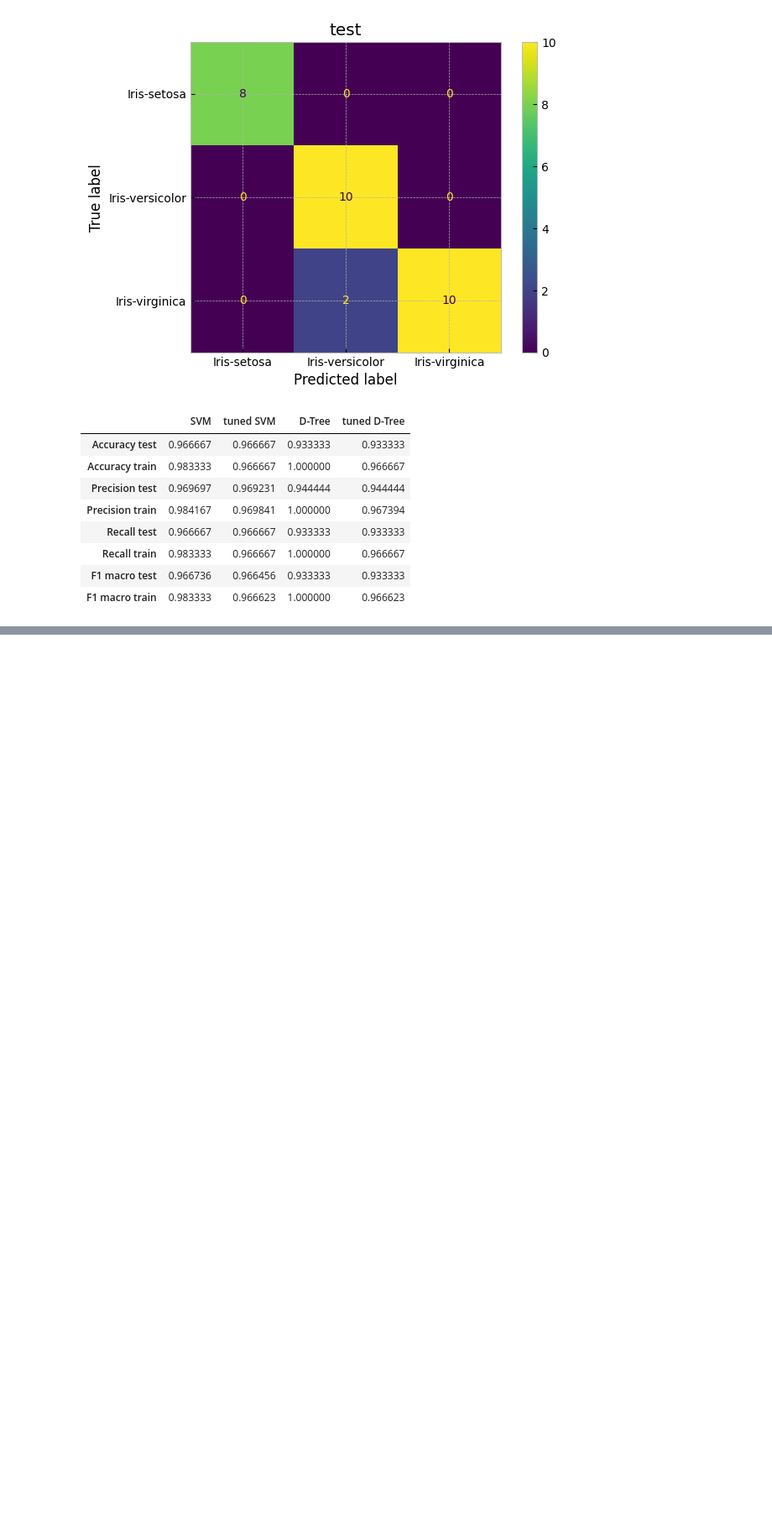
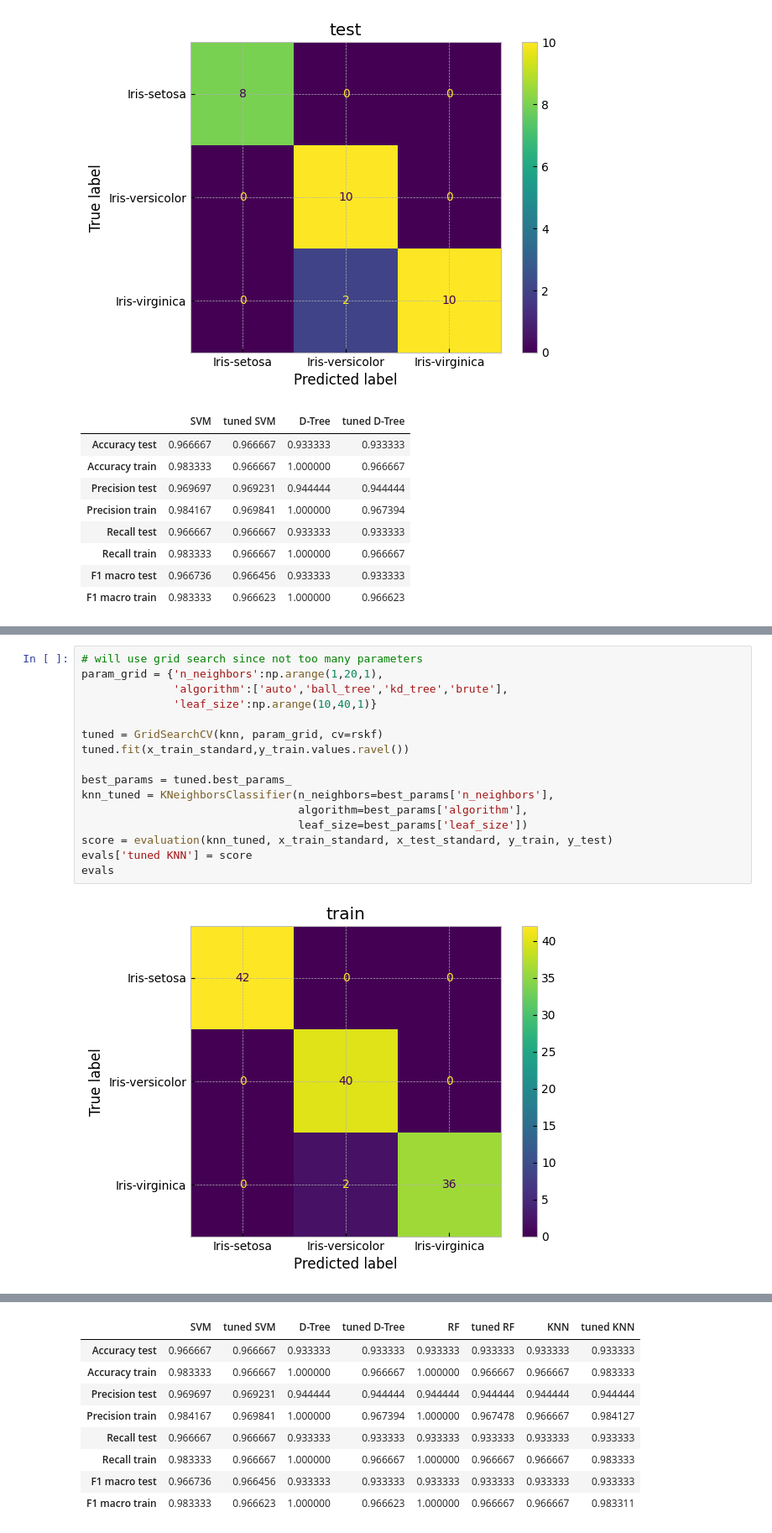
Before and after one commit to jhoang3/iris, a Jupyter notebook: iris.ipynb, the cells around one changed output, grey strips where cells are left out. Shown at 84% size. Cells and saved outputs as stored; diff of their text form; blank space fills up the shorter version.

```diff
--- a/iris.ipynb
+++ b/iris.ipynb
@@ -464,0 +543,18 @@ evals
+# %%
+# will use grid search since not too many parameters
+param_grid = {'n_neighbors':np.arange(1,20,1),
+              'algorithm':['auto','ball_tree','kd_tree','brute'],
+              'leaf_size':np.arange(10,40,1)}
+
+tuned = GridSearchCV(knn, param_grid, cv=rskf)
+tuned.fit(x_train_standard,y_train.values.ravel())
+
+best_params = tuned.best_params_
+knn_tuned = KNeighborsClassifier(n_neighbors=best_params['n_neighbors'],
+                                 algorithm=best_params['algorithm'],
+                                 leaf_size=best_params['leaf_size'])
+score = evaluation(knn_tuned, x_train_standard, x_test_standard, y_train, y_test)
+evals['tuned KNN'] = score
+evals
+# %% [output]
+[figure, added]
@@ -464,0 +562,9 @@ evals
+|  | SVM | tuned SVM | D-Tree | tuned D-Tree | RF | tuned RF | KNN | tuned KNN |
+| Accuracy test | 0.966667 | 0.966667 | 0.933333 | 0.933333 | 0.933333 | 0.933333 | 0.933333 | 0.933333 |
+| Accuracy train | 0.983333 | 0.966667 | 1.000000 | 0.966667 | 1.000000 | 0.966667 | 0.966667 | 0.983333 |
+| Precision test | 0.969697 | 0.969231 | 0.944444 | 0.944444 | 0.944444 | 0.944444 | 0.944444 | 0.944444 |
+| Precision train | 0.984167 | 0.969841 | 1.000000 | 0.967394 | 1.000000 | 0.967478 | 0.966667 | 0.984127 |
+| Recall test | 0.966667 | 0.966667 | 0.933333 | 0.933333 | 0.933333 | 0.933333 | 0.933333 | 0.933333 |
+| Recall train | 0.983333 | 0.966667 | 1.000000 | 0.966667 | 1.000000 | 0.966667 | 0.966667 | 0.983333 |
+| F1 macro test | 0.966736 | 0.966456 | 0.933333 | 0.933333 | 0.933333 | 0.933333 | 0.933333 | 0.933333 |
+| F1 macro train | 0.983333 | 0.966623 | 1.000000 | 0.966623 | 1.000000 | 0.966667 | 0.966667 | 0.983311 |
```
Also changed, not shown: parts of 17 cells of this notebook, 1 other file.
